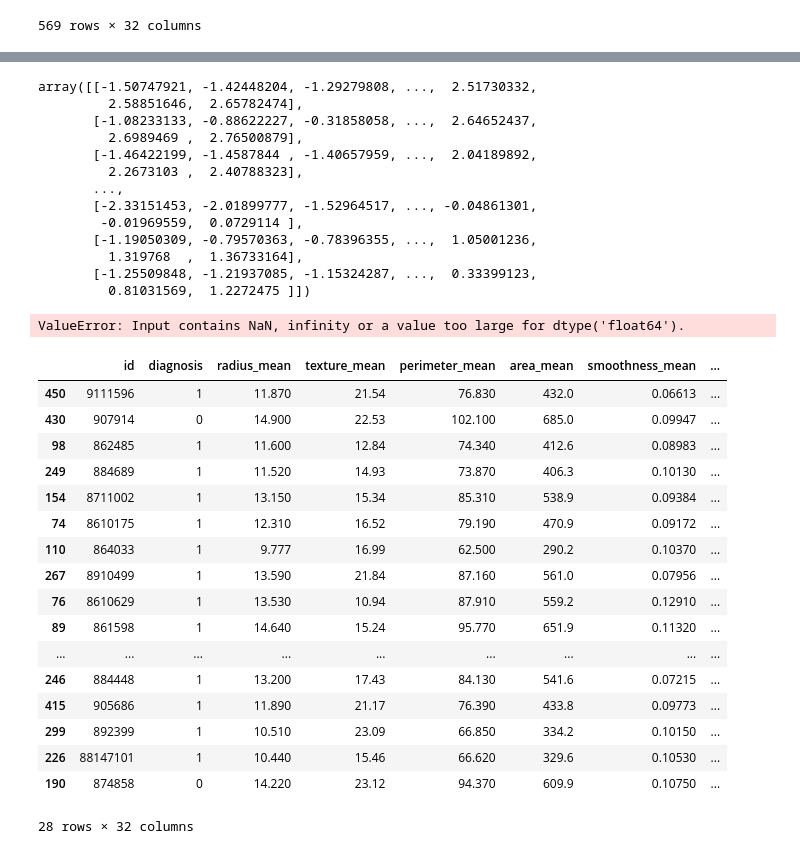
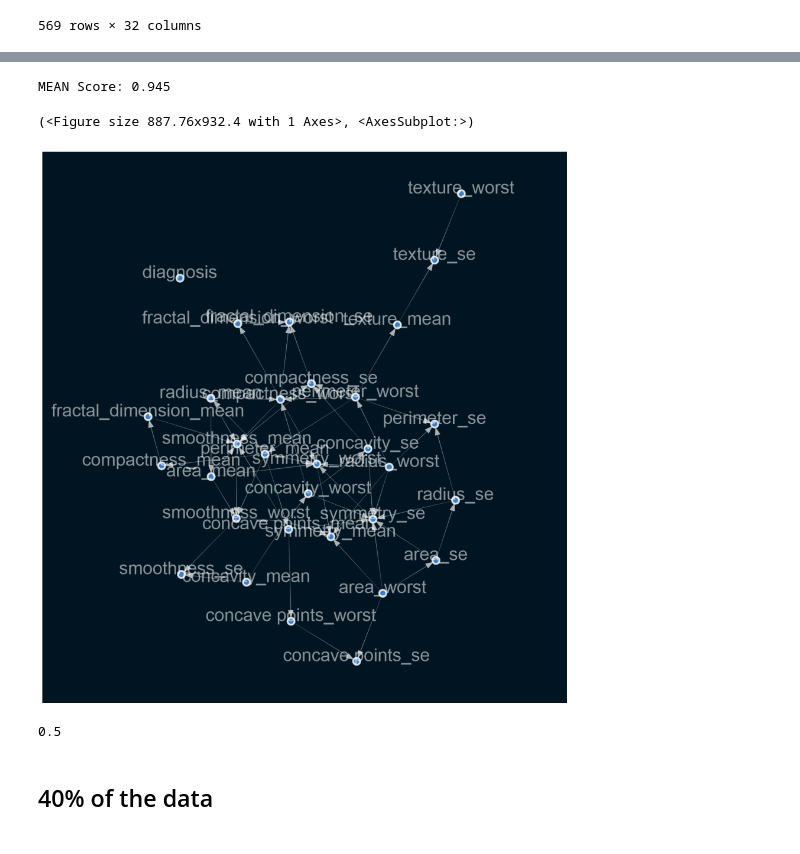
Before and after one commit to nahomfix/causal-inference, a Jupyter notebook: notebooks/causal_inference.ipynb, the cells around one changed output, grey strips where cells are left out. Drawn from its saved outputs; the diff is of its cells as text; code cells hidden in the pictures.

```diff
--- a/notebooks/causal_inference.ipynb
+++ b/notebooks/causal_inference.ipynb
@@ -106,30 +138,5 @@ features = [
 # %%
-X_50 = X.sample(frac=0.5)
-y_50 = y.iloc[X_50.index.tolist()]
+# 20 percent of the training data
+
+X_train_20 = X_train.sample(frac=0.2)
+y_train_20 = y.iloc[X_train_20.index.tolist()]
-# %%
-X_train
-# %% [output]
-array([[-1.50747921, -1.42448204, -1.29279808, ...,  2.51730332,
-         2.58851646,  2.65782474],
-       [-1.08233133, -0.88622227, -0.31858058, ...,  2.64652437,
-         2.6989469 ,  2.76500879],
-       [-1.46422199, -1.4587844 , -1.40657959, ...,  2.04189892,
-         2.2673103 ,  2.40788323],
-       ...,
-       [-2.33151453, -2.01899777, -1.52964517, ..., -0.04861301,
-        -0.01969559,  0.0729114 ],
-       [-1.19050309, -0.79570363, -0.78396355, ...,  1.05001236,
-         1.319768  ,  1.36733164],
-       [-1.25509848, -1.21937085, -1.15324287, ...,  0.33399123,
-         0.81031569,  1.2272475 ]])
-# %%
-clf.fit(X_train, y_train)
-
-for i in range(clf.coef_.shape[0]):
-    print(f"MEAN EFFECT DIRECTIONAL CLASS {i}:")
-    print(pd.Series(clf.coef_[i, :], index=X_train.columns.tolist()).sort_values(ascending=False))
-
-new_coefs = clf.coef_[i, :]
-clf.plot_dag(True)
-# %% [output]
-ValueError: Input contains NaN, infinity or a value too large for dtype('float64').
@@ -144,21 +143,25 @@ df_5 = df.sample(frac=0.05)
-# %%
-df_5
-# %% [output]
-|  | id | diagnosis | radius_mean | texture_mean | perimeter_mean | area_mean | smoothness_mean | ... |
-| 450 | 9111596 | 1 | 11.870 | 21.54 | 76.830 | 432.0 | 0.06613 | ... |
-| 430 | 907914 | 0 | 14.900 | 22.53 | 102.100 | 685.0 | 0.09947 | ... |
-| 98 | 862485 | 1 | 11.600 | 12.84 | 74.340 | 412.6 | 0.08983 | ... |
-| 249 | 884689 | 1 | 11.520 | 14.93 | 73.870 | 406.3 | 0.10130 | ... |
-| 154 | 8711002 | 1 | 13.150 | 15.34 | 85.310 | 538.9 | 0.09384 | ... |
-| 74 | 8610175 | 1 | 12.310 | 16.52 | 79.190 | 470.9 | 0.09172 | ... |
-| 110 | 864033 | 1 | 9.777 | 16.99 | 62.500 | 290.2 | 0.10370 | ... |
-| 267 | 8910499 | 1 | 13.590 | 21.84 | 87.160 | 561.0 | 0.07956 | ... |
-| 76 | 8610629 | 1 | 13.530 | 10.94 | 87.910 | 559.2 | 0.12910 | ... |
-| 89 | 861598 | 1 | 14.640 | 15.24 | 95.770 | 651.9 | 0.11320 | ... |
-| ... | ... | ... | ... | ... | ... | ... | ... | ... |
-| 246 | 884448 | 1 | 13.200 | 17.43 | 84.130 | 541.6 | 0.07215 | ... |
-| 415 | 905686 | 1 | 11.890 | 21.17 | 76.390 | 433.8 | 0.09773 | ... |
-| 299 | 892399 | 1 | 10.510 | 23.09 | 66.850 | 334.2 | 0.10150 | ... |
-| 226 | 88147101 | 1 | 10.440 | 15.46 | 66.620 | 329.6 | 0.10530 | ... |
-| 190 | 874858 | 0 | 14.220 | 23.12 | 94.370 | 609.9 | 0.10750 | ... |
-28 rows × 32 columns
+# %%
+scores = cross_val_score(clf, X_train_20, y_train_20, cv=KFold(shuffle=True, random_state=42))
+print(f'MEAN Score: {np.mean(scores).mean():.3f}')
+
+clf.fit(X_train_20, y_train_20)
+
+clf.plot_dag(True)
+
+# storing all important features and their values as the ground truth
+all_important_features_20 = clf.get_edges_to_node("diagnosis").sort_values(ascending=False).index.tolist()
+all_features_ground_truth_20 = clf.get_edges_to_node("diagnosis").sort_values(ascending=False).values.tolist()
+
+# selecting 9 important features from the graph
+features_20_9 = clf.get_edges_to_node("diagnosis").sort_values(ascending=False).index.tolist()[:9]
+ground_truth_20_9 = clf.get_edges_to_node("diagnosis").sort_values(ascending=False).values.tolist()[:9]
+# %% [output]
+MEAN Score: 0.945
+(<Figure size 887.76x932.4 with 1 Axes>, <AxesSubplot:>)
+[figure, added]
+# %%
+jaccard_similarity_index(features_9, features_20_9)
+# %% [output]
+0.5
+# %% [markdown]
+## 40% of the data
```
Also changed, not shown: parts of 25 cells of this notebook, 31 other files.
